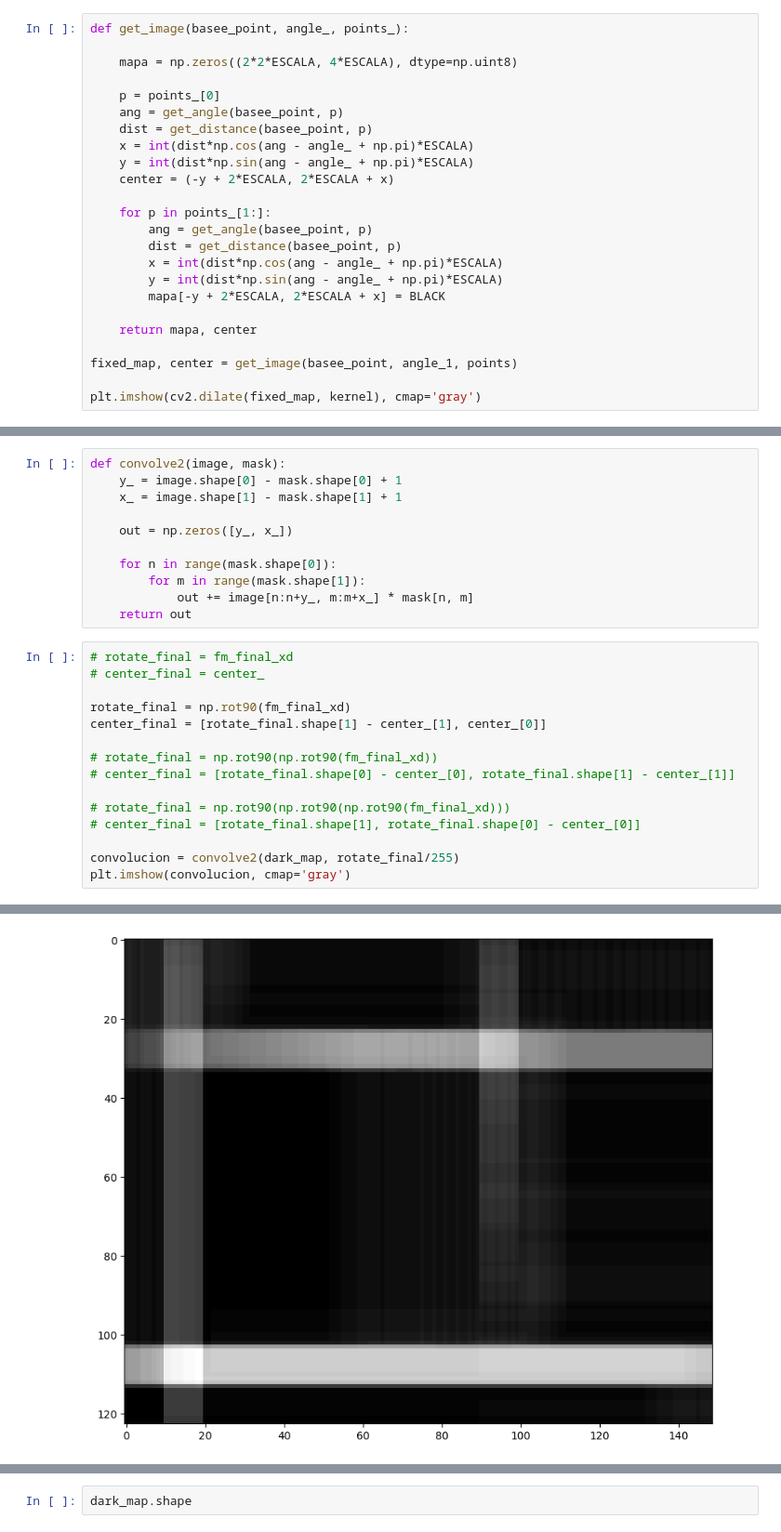
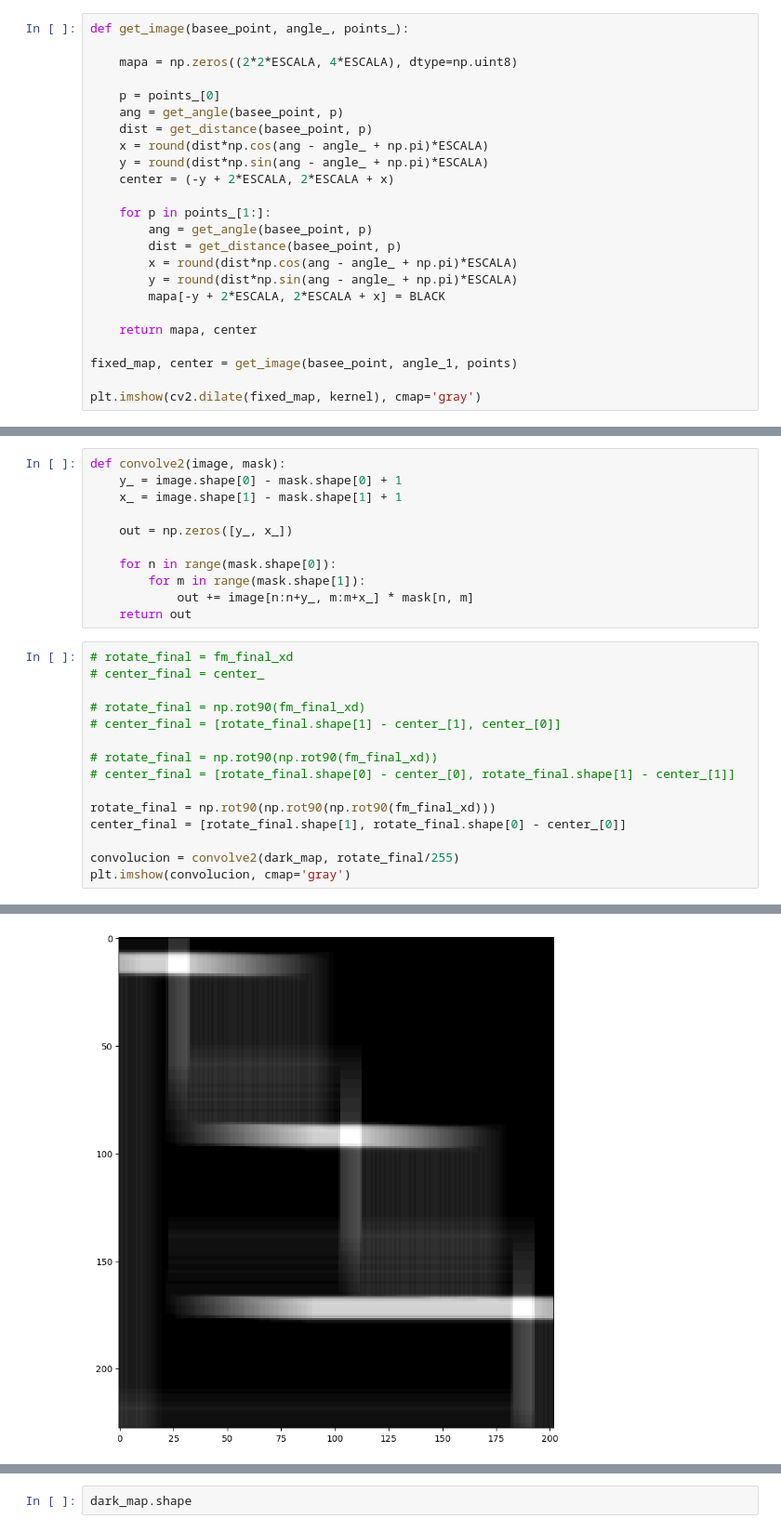
Before and after one commit to rir001/robmov_labs, a Jupyter notebook: test.ipynb, the cells around one changed output, grey strips where cells are left out. Shown: that part at 93% size. Cells and saved outputs as stored; diff of their text form.

```diff
--- a/test.ipynb
+++ b/test.ipynb
@@ -103,15 +103,15 @@ def get_image(basee_point, angle_, points_):
     p = points_[0]
     ang = get_angle(basee_point, p)
     dist = get_distance(basee_point, p)
-    x = int(dist*np.cos(ang - angle_ + np.pi)*ESCALA)
-    y = int(dist*np.sin(ang - angle_ + np.pi)*ESCALA)
+    x = round(dist*np.cos(ang - angle_ + np.pi)*ESCALA)
+    y = round(dist*np.sin(ang - angle_ + np.pi)*ESCALA)
     center = (-y + 2*ESCALA, 2*ESCALA + x)
 
     for p in points_[1:]:
         ang = get_angle(basee_point, p)
         dist = get_distance(basee_point, p)
-        x = int(dist*np.cos(ang - angle_ + np.pi)*ESCALA)
-        y = int(dist*np.sin(ang - angle_ + np.pi)*ESCALA)
+        x = round(dist*np.cos(ang - angle_ + np.pi)*ESCALA)
+        y = round(dist*np.sin(ang - angle_ + np.pi)*ESCALA)
         mapa[-y + 2*ESCALA, 2*ESCALA + x] = BLACK
 
     return mapa, center
@@ -199,21 +199,21 @@ def convolve2(image, mask):
 # %%
 # rotate_final = fm_final_xd
 # center_final = center_
 
-rotate_final = np.rot90(fm_final_xd)
-center_final = [rotate_final.shape[1] - center_[1], center_[0]]
+# rotate_final = np.rot90(fm_final_xd)
+# center_final = [rotate_final.shape[1] - center_[1], center_[0]]
 
 # rotate_final = np.rot90(np.rot90(fm_final_xd))
 # center_final = [rotate_final.shape[0] - center_[0], rotate_final.shape[1] - center_[1]]
 
-# rotate_final = np.rot90(np.rot90(np.rot90(fm_final_xd)))
-# center_final = [rotate_final.shape[1], rotate_final.shape[0] - center_[0]]
+rotate_final = np.rot90(np.rot90(np.rot90(fm_final_xd)))
+center_final = [rotate_final.shape[1], rotate_final.shape[0] - center_[0]]
 
 convolucion = convolve2(dark_map, rotate_final/255)
 plt.imshow(convolucion, cmap='gray')
 # %% [output]
 <matplotlib.image.AxesImage at 0x...>
-[figure, old version]
+[figure, new version]
 # %%
 convolucion_ = convolucion > (np.max(convolucion) - 1)
 plt.imshow(convolucion_, cmap="gray")
```
Also changed, not shown: parts of 7 cells of this notebook.
